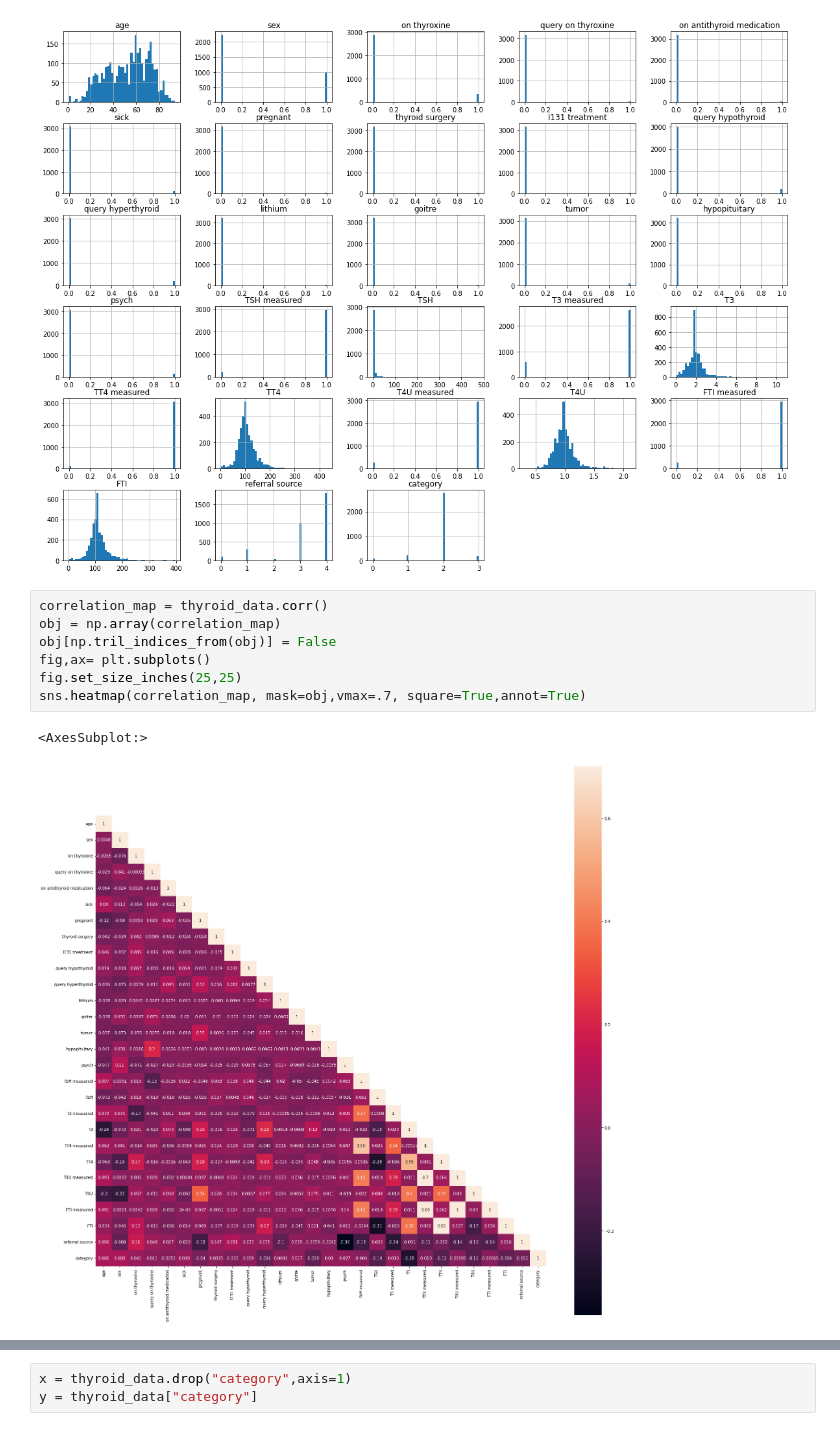
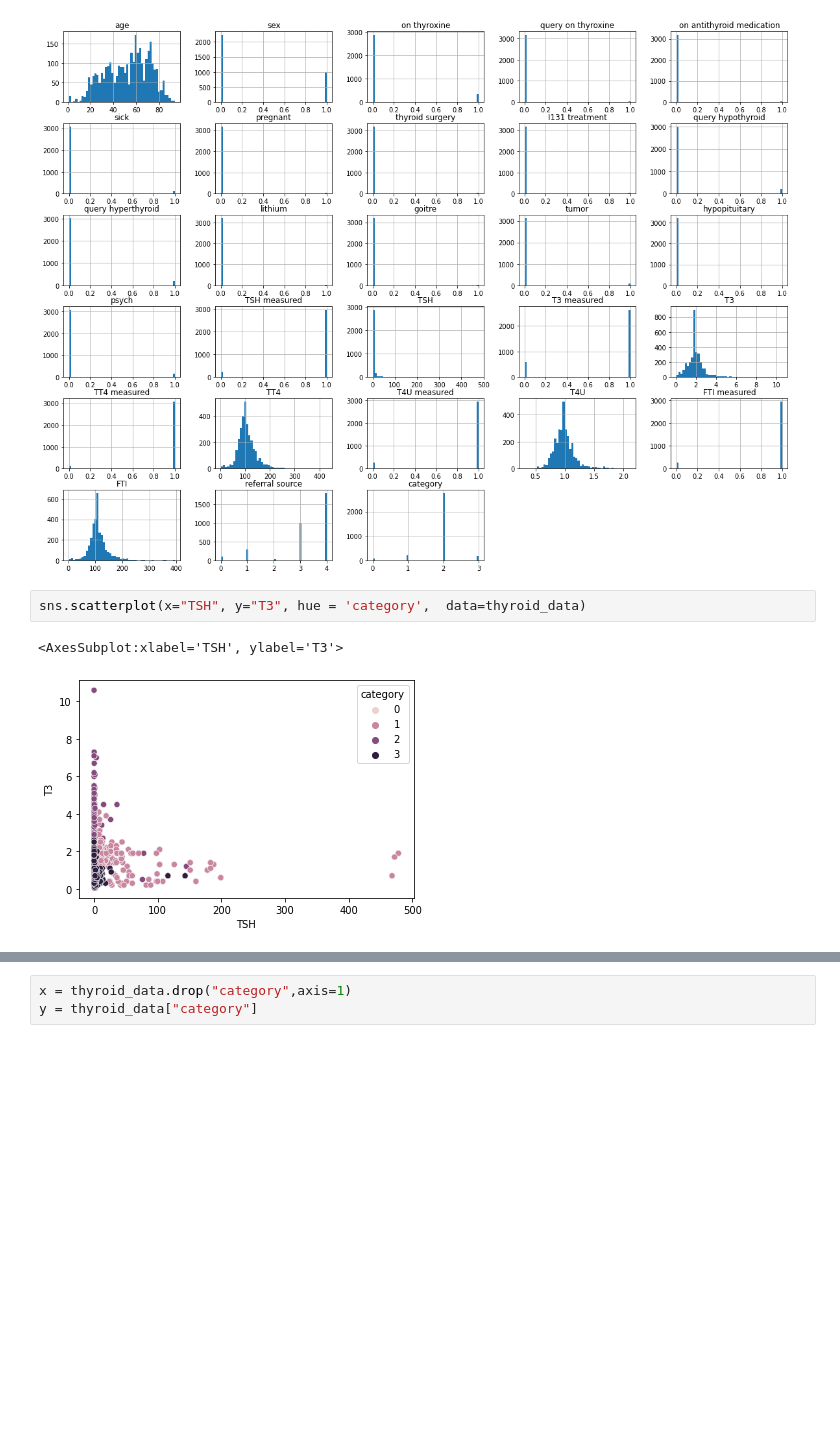
Before and after one commit to AniShama/thesis-data, a Jupyter notebook: newModel.ipynb, the cells around one changed output, grey strips where cells are left out. Cells and saved outputs as stored; diff of their text form; blank space fills up the shorter version.

```diff
--- a/newModel.ipynb
+++ b/newModel.ipynb
@@ -363,13 +363,8 @@ array([[<AxesSubplot:title={'center':'age'}>,
         <AxesSubplot:title={'center':'category'}>, <AxesSubplot:>,
         <AxesSubplot:>]], dtype=object)
 [figure]
-# %%
-correlation_map = thyroid_data.corr()
-obj = np.array(correlation_map)
-obj[np.tril_indices_from(obj)] = False
-fig,ax= plt.subplots()
-fig.set_size_inches(25,25)
-sns.heatmap(correlation_map, mask=obj,vmax=.7, square=True,annot=True)
-# %% [output]
-<AxesSubplot:>
-[figure, removed]
+# %%
+sns.scatterplot(x="TSH", y="T3", hue = 'category',  data=thyroid_data)
+# %% [output]
+<AxesSubplot:xlabel='TSH', ylabel='T3'>
+[figure, added]
```
Also changed, not shown: parts of 37 cells of this notebook.
